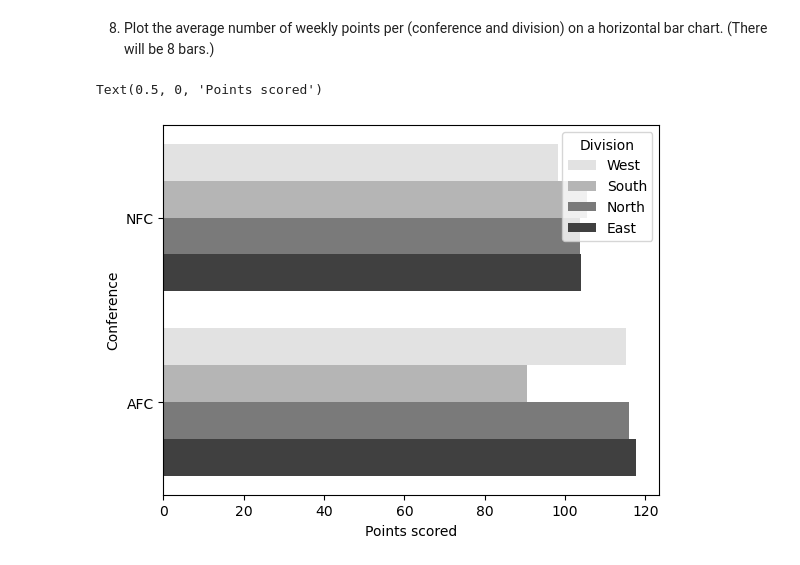
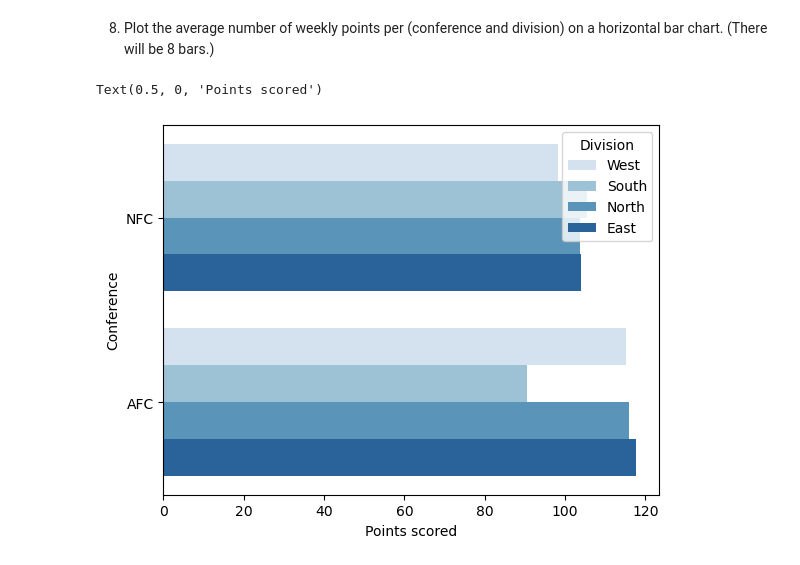
Before and after one commit to LouviersJ/CIS277-FA22-Lab6, a Jupyter notebook: Lab6.ipynb, the cells around one changed output. Saved outputs shown, nothing was run; the diff lists cells and outputs as text; code cells hidden in the pictures.

```diff
--- a/Lab6.ipynb
+++ b/Lab6.ipynb
@@ -111,8 +111,8 @@ Text(0.5, 1.0, 'NFC West Penalty yards per week')
 # %% [markdown]
 8. Plot the average number of weekly points per (conference and division) on a horizontal bar chart. (There will be 8 bars.)
 # %%
-sns.barplot(df, x='points_scored', y='Conference', hue='Division', palette='Greys', errorbar=None)
+sns.barplot(df, x='points_scored', y='Conference', hue='Division', palette='Blues', errorbar=None)
 plt.xlabel('Points scored')
 # %% [output]
 Text(0.5, 0, 'Points scored')
-[figure, old version]
+[figure, new version]
```
Also changed, not shown: parts of 1 cell of this notebook.
